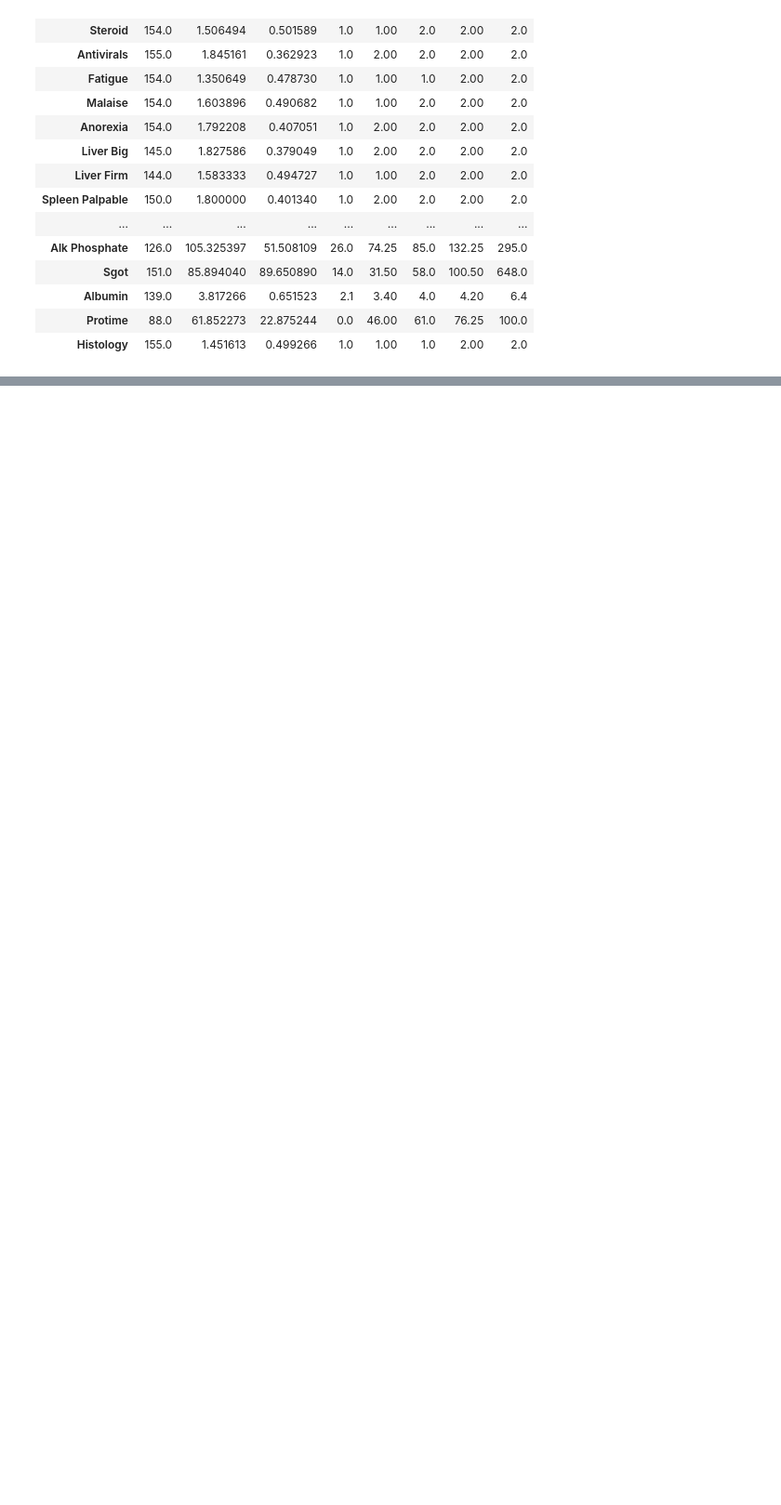
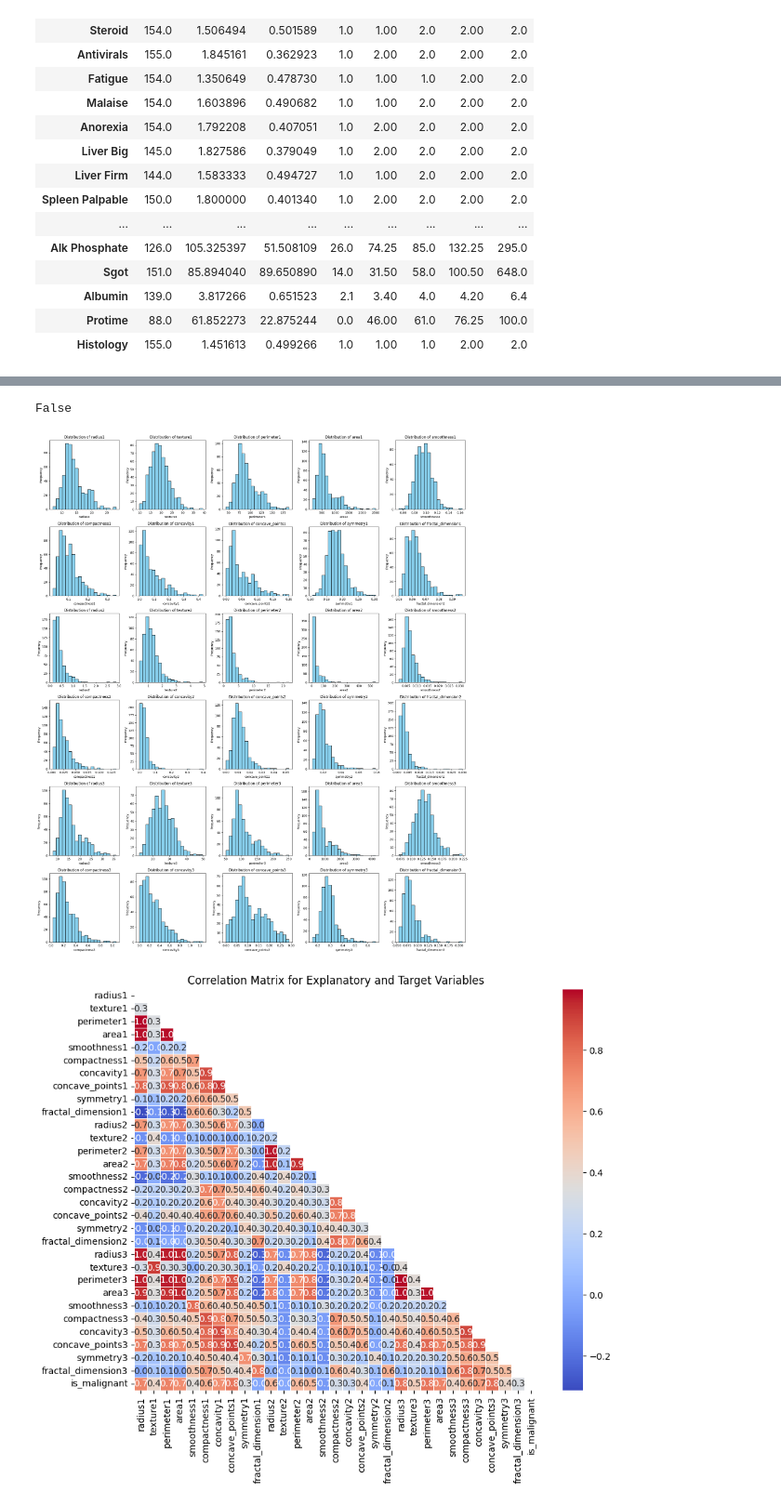
Before and after one commit to mrcljns/Reproducible-Research-Project, a Jupyter notebook: EDA_WIP.ipynb, the cells around one changed output, grey strips where cells are left out. Shown at 93% size. Saved outputs shown, nothing was run; the diff lists cells and outputs as text; code cells hidden in the pictures; blank space fills up the shorter version.

```diff
--- a/EDA_WIP.ipynb
+++ b/EDA_WIP.ipynb
@@ -203,0 +514,26 @@ hepatitis_y_missing_dropped = hepatitis_y_missing_dropped[hepatitis_X.apply(is_c
+# %%
+# No missing rows in dataset
+breast_cancer_X.isna().any().any()
+# %% [output]
+False
+# %%
+###################################################
+##### Apply binary mapping to target variable #####
+###################################################
+
+# Diagnosis = B: 357, M: 212
+breast_cancer_y['is_malignant'] = pd.to_numeric(breast_cancer_y['Diagnosis'].map({'M': 1, 'B': 0}))
+# Drop the original 'Diagnosis' column
+breast_cancer_y.drop(columns=['Diagnosis'], inplace=True)
+# %%
+# Plot the distribution of each explanatory variable (X)
+plot_variable_distribution(breast_cancer_X)
+
+# Plot the correlation matrix for explanatory variables (X) and the target variable (y)
+plot_correlation_matrix(breast_cancer_X, breast_cancer_y)
+
+# Plot the distribution of the target variable (y)
+plot_target_variable_distribution(breast_cancer_y)
+# %% [output]
+[figure, added]
+[figure, added]
```
Also changed, not shown: parts of 32 cells of this notebook.
